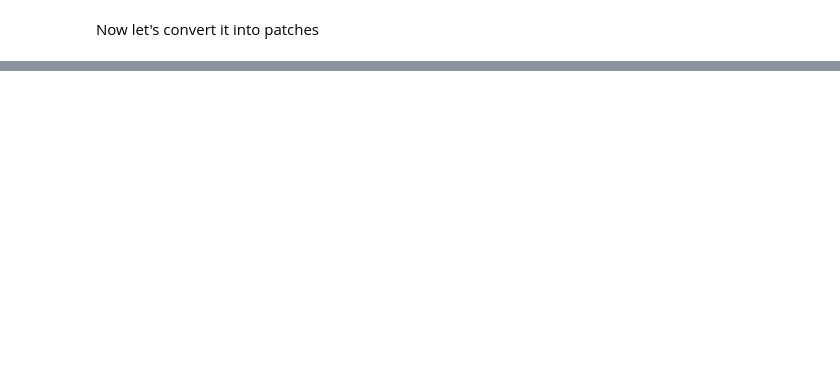
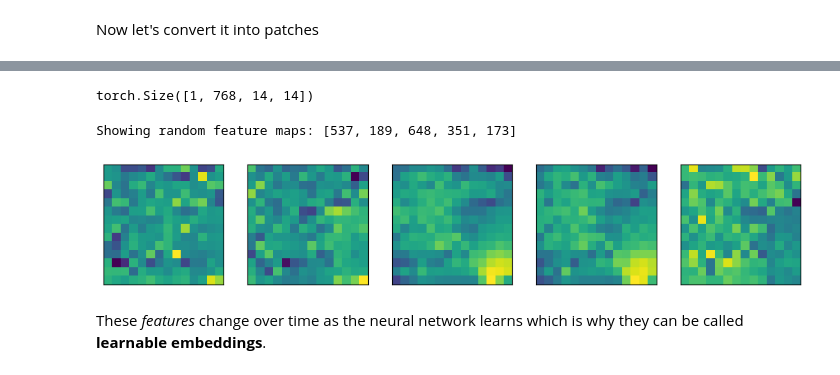
Before and after one commit to VanshK7/PyTorch-for-Deep-Learning-Course, a Jupyter notebook: 08_pytorch_paper_replicating.ipynb, the cells around one changed output, grey strips where cells are left out. Cells and saved outputs as stored; diff of their text form; code cells hidden in the pictures; blank space fills up the shorter version.

```diff
--- a/08_pytorch_paper_replicating.ipynb
+++ b/08_pytorch_paper_replicating.ipynb
@@ -279,0 +284,11 @@ Patch size: 16 pixels x 16 pixels
+# %%
+from torch import nn
+
+patch_size = 16
+
+conv2d = nn.Conv2d(in_channels=3,           # Number of color channels
+                   out_channels=768,        # Embedding size
+                   kernel_size=patch_size,
+                   stride=patch_size,
+                   padding=0
+                   )
@@ -279,0 +302,24 @@ Patch size: 16 pixels x 16 pixels
+# %%
+# Passing the image through the conv layer
+image_out_of_conv = conv2d(image.unsqueeze(0))  # Add extra dimension for batch size
+print(image_out_of_conv.shape)          # After conv layer: (batch_size, embedding_size, feature_map_height, feature_map_width)
+# %% [output]
+torch.Size([1, 768, 14, 14])
+# %%
+# Plot 5 convolutional feature maps
+import random
+random_indexes = random.sample(range(0, 768), k=5)      # Randomly select 5 feature maps
+print(f"Showing random feature maps: {random_indexes}")
+
+fig, axs = plt.subplots(nrows=1, ncols=5, figsize=(12, 12))
+
+# Plot random image feature maps
+for i, idx in enumerate(random_indexes):
+    image_conv_feature_map = image_out_of_conv[:, idx, :, :]    # index on the output tensor of the convolutional layer
+    axs[i].imshow(image_conv_feature_map.squeeze().detach().numpy())
+    axs[i].set(xticklabels=[], yticklabels=[], xticks=[], yticks=[])
+# %% [output]
+Showing random feature maps: [537, 189, 648, 351, 173]
+[figure, added]
+# %% [markdown]
+These *features* change over time as the neural network learns which is why they can be called **learnable embeddings**.
```
Also changed, not shown: parts of 38 cells of this notebook.
